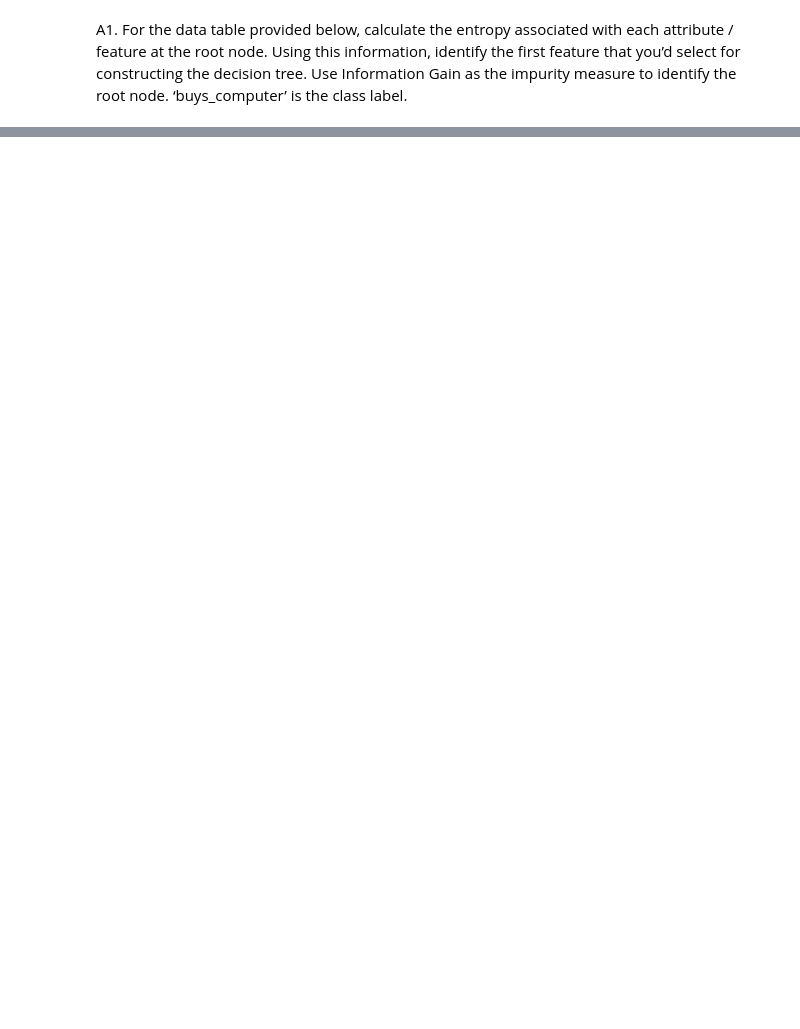
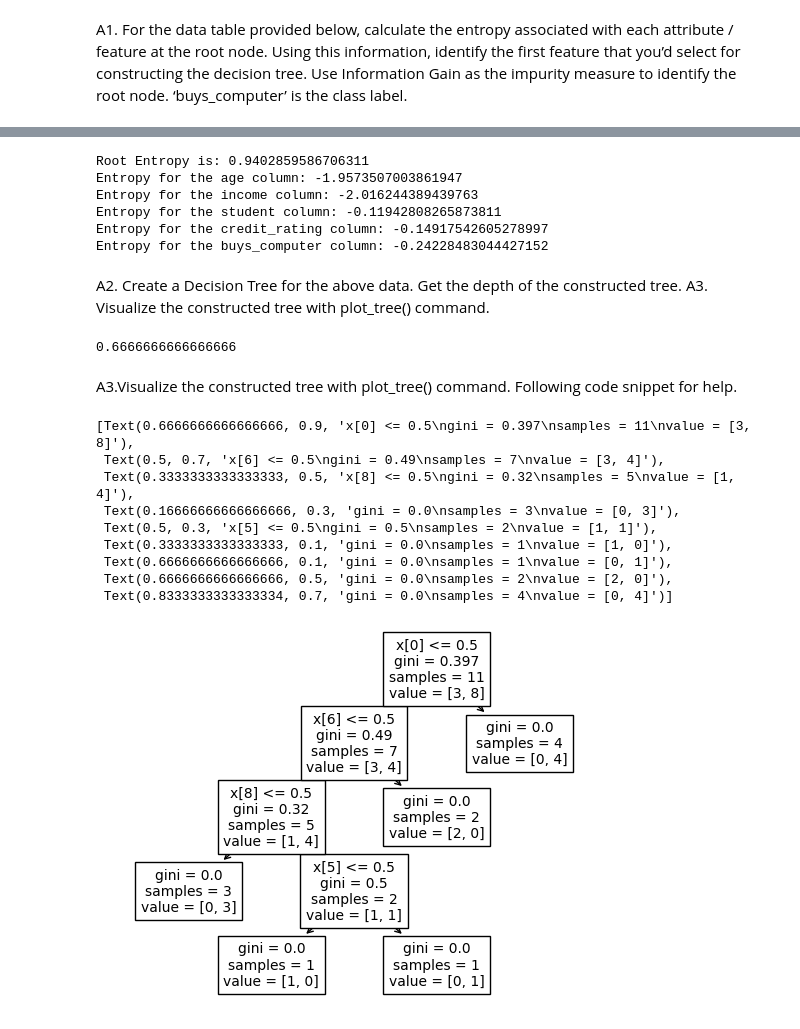
Before and after one commit to frostiverc1/Machine_Learning_Sem5, a Jupyter notebook: ans.ipynb, the cells around one changed output, grey strips where cells are left out. Saved outputs shown, nothing was run; the diff lists cells and outputs as text; code cells hidden in the pictures; blank space fills up the shorter version.

```diff
--- a/ans.ipynb
+++ b/ans.ipynb
@@ -19,0 +17,75 @@ TypeError: cannot unpack non-iterable int object
+# %%
+def entropy_cal(d):
+
+    class_count = df['buys_computer'].value_counts()
+    e = 0
+    ttl_samples = len(d)
+    for count in class_count:
+        probability = count / ttl_samples
+        e -= probability * np.log2(probability)
+    return e
+
+
+def root_entropy(d, feat):
+    root_entropy = entropy_cal(d)
+    feature_entropies = {}
+    for f in feat:
+        uniq_vals = d[f].unique()
+        #extracting unique values from dset
+        feat_e = 0
+        for value in uniq_vals:
+            subset = d[d[f] == value]
+            feat_e += (len(subset) / len(d)) * entropy_cal(subset)
+            #calculating entropy for each unique value
+        feature_entropies[f] = feat_e
+    return root_entropy, feature_entropies
+
+feat = ['age', 'income', 'student','credit_rating','buys_computer']
+
+root_entropy, feature_entropies = root_entropy(df, feat)
+
+print(f"Root Entropy is: {root_entropy}")
+for feature, entropy in feature_entropies.items():
+    print(f"Entropy for the {feature} column: {entropy}")
+# %% [output]
+Root Entropy is: 0.9402859586706311
+Entropy for the age column: -1.9573507003861947
+Entropy for the income column: -2.016244389439763
+Entropy for the student column: -0.11942808265873811
+Entropy for the credit_rating column: -0.14917542605278997
+Entropy for the buys_computer column: -0.24228483044427152
+# %% [markdown]
+A2. Create a Decision Tree for the above data. Get the depth of the constructed tree.
+A3. Visualize the constructed tree with plot_tree() command.
+# %%
+clf=tree.DecisionTreeClassifier()
+# cant pass categorical data to sklearn..
+#print(c1_stud)
+X = df.drop('buys_computer',axis=1)
+
+Y = df['buys_computer']
+encode = pd.get_dummies(X,columns=['age', 'income', 'student', 'credit_rating'])
+
+X_train,X_test,Y_train,Y_test = train_test_split(encode,Y,test_size=0.2)
+
+
+clf.fit(X_train,Y_train)
+accuracy = clf.score(X_test,Y_test)
+print(accuracy)
+# %% [output]
+0.6666666666666666
+# %% [markdown]
+A3.Visualize the constructed tree with plot_tree() command. Following code snippet for help.
+# %%
+tree.plot_tree(clf)
+# %% [output]
+[Text(0.6666666666666666, 0.9, 'x[0] <= 0.5\ngini = 0.397\nsamples = 11\nvalue = [3, 8]'),
+ Text(0.5, 0.7, 'x[6] <= 0.5\ngini = 0.49\nsamples = 7\nvalue = [3, 4]'),
+ Text(0.3333333333333333, 0.5, 'x[8] <= 0.5\ngini = 0.32\nsamples = 5\nvalue = [1, 4]'),
+ Text(0.16666666666666666, 0.3, 'gini = 0.0\nsamples = 3\nvalue = [0, 3]'),
+ Text(0.5, 0.3, 'x[5] <= 0.5\ngini = 0.5\nsamples = 2\nvalue = [1, 1]'),
+ Text(0.3333333333333333, 0.1, 'gini = 0.0\nsamples = 1\nvalue = [1, 0]'),
+ Text(0.6666666666666666, 0.1, 'gini = 0.0\nsamples = 1\nvalue = [0, 1]'),
+ Text(0.6666666666666666, 0.5, 'gini = 0.0\nsamples = 2\nvalue = [2, 0]'),
+ Text(0.8333333333333334, 0.7, 'gini = 0.0\nsamples = 4\nvalue = [0, 4]')]
+[figure, added]
```
Also changed, not shown: parts of 6 cells of this notebook.
